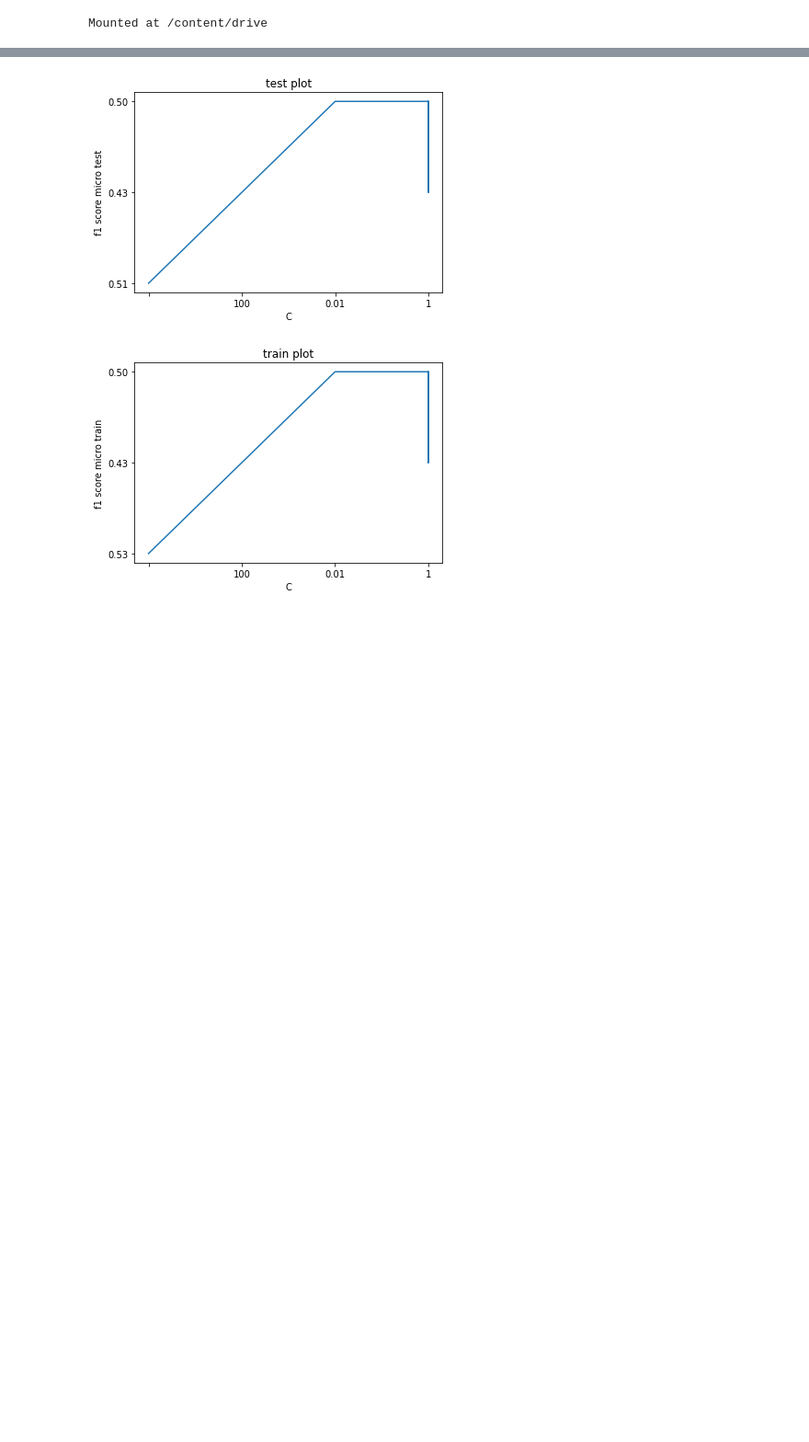
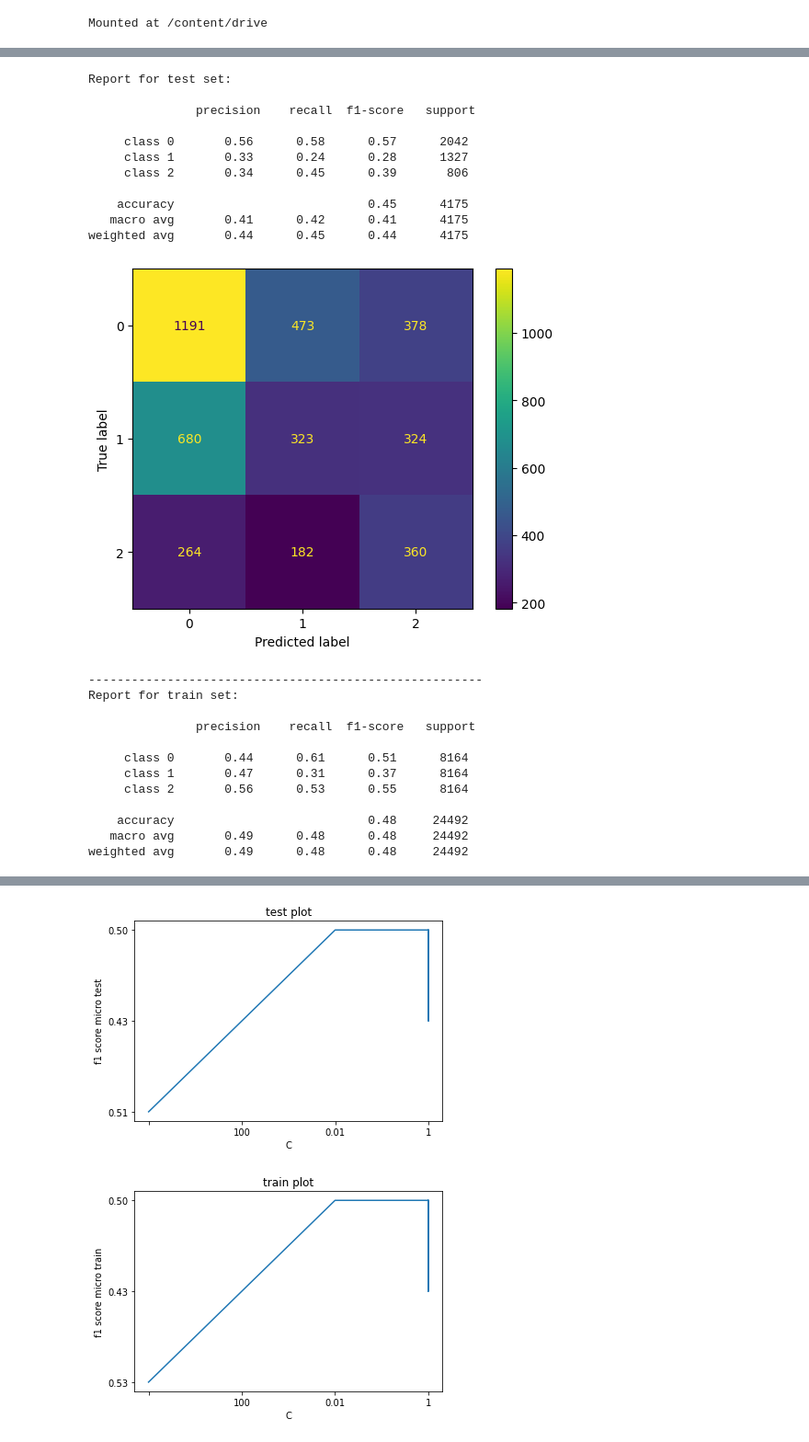
Before and after one commit to vajihe-ameri/predict-software-bugs-in-java-classes, a Jupyter notebook: support-vector-machine.ipynb, the cells around one changed output, grey strips where cells are left out. Shown at 92% size. Cells and saved outputs as stored; diff of their text form; code cells hidden in the pictures; blank space fills up the shorter version.

```diff
--- a/support-vector-machine.ipynb
+++ b/support-vector-machine.ipynb
@@ -145 +141,41 @@ Support vector machine
 +--------------+------+-------+---------+--------------------+----------------------+---------------------+
+# %%
+import numpy
+target_names = ['class 0', 'class 1', 'class 2']
+
+print("Report for test set:\n\n", classification_report(test_target, numpy.round(preds_test1), target_names=target_names))
+test_confusion_matrix = confusion_matrix(test_target, numpy.round(preds_test1))
+test_disp = ConfusionMatrixDisplay(confusion_matrix=test_confusion_matrix, display_labels=['0', '1', '2'])
+test_disp.plot()
+plt.show()
+print("-------------------------------------------------------")
+print("Report for train set:\n\n", classification_report(train_target, numpy.round(preds_train1), target_names=target_names))
+train_confusion_matrix = confusion_matrix(train_target, numpy.round(preds_train1))
+train_disp = ConfusionMatrixDisplay(confusion_matrix=train_confusion_matrix, display_labels=['0', '1', '2'])
+train_disp.plot()
+plt.show()
+# %% [output]
+Report for test set:
+
+               precision    recall  f1-score   support
+
+     class 0       0.56      0.58      0.57      2042
+     class 1       0.33      0.24      0.28      1327
+     class 2       0.34      0.45      0.39       806
+
+    accuracy                           0.45      4175
+   macro avg       0.41      0.42      0.41      4175
+weighted avg       0.44      0.45      0.44      4175
+[figure, added]
+-------------------------------------------------------
+Report for train set:
+
+               precision    recall  f1-score   support
+
+     class 0       0.44      0.61      0.51      8164
+     class 1       0.47      0.31      0.37      8164
+     class 2       0.56      0.53      0.55      8164
+
+    accuracy                           0.48     24492
+   macro avg       0.49      0.48      0.48     24492
+weighted avg       0.49      0.48      0.48     24492
```
Also changed, not shown: parts of 4 cells of this notebook.
